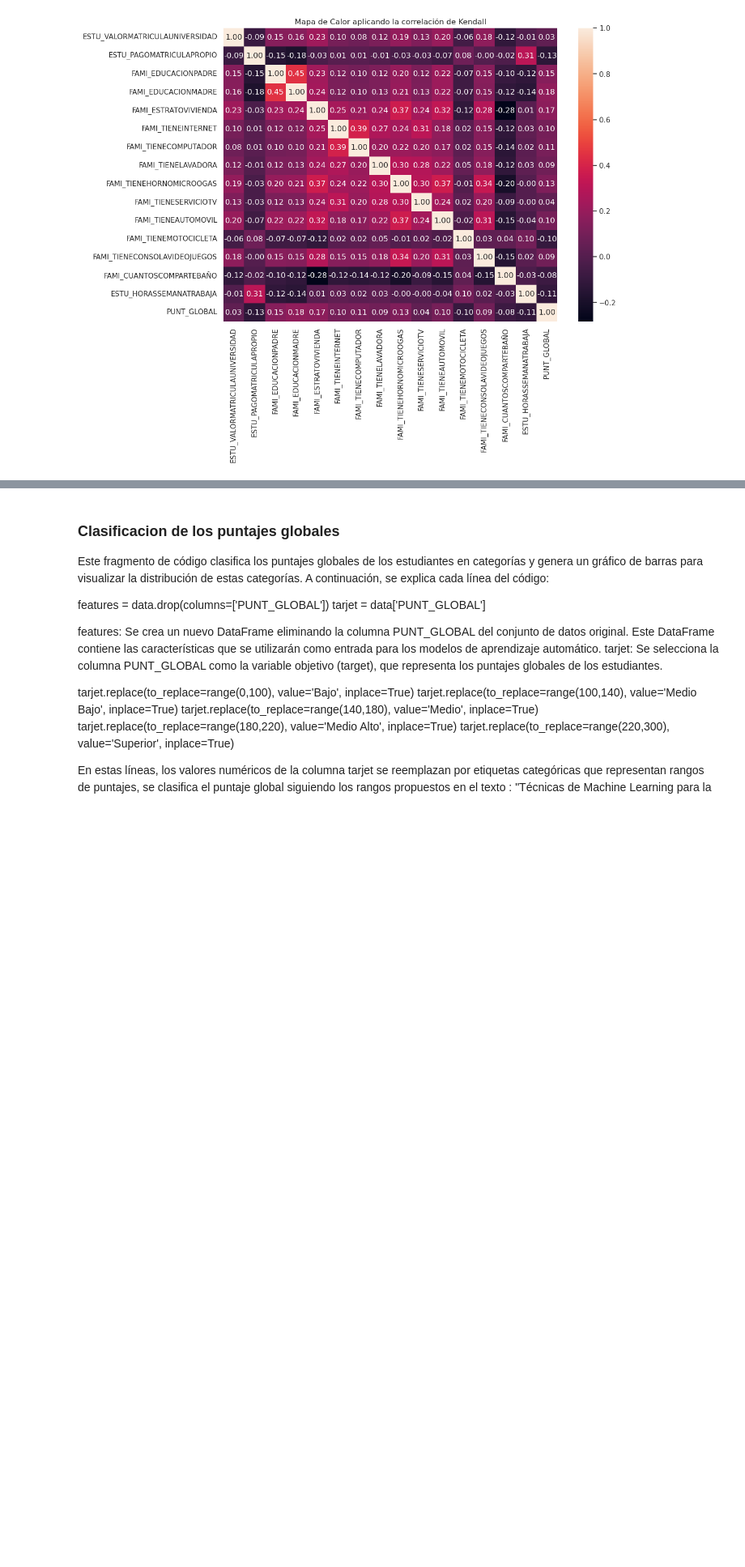
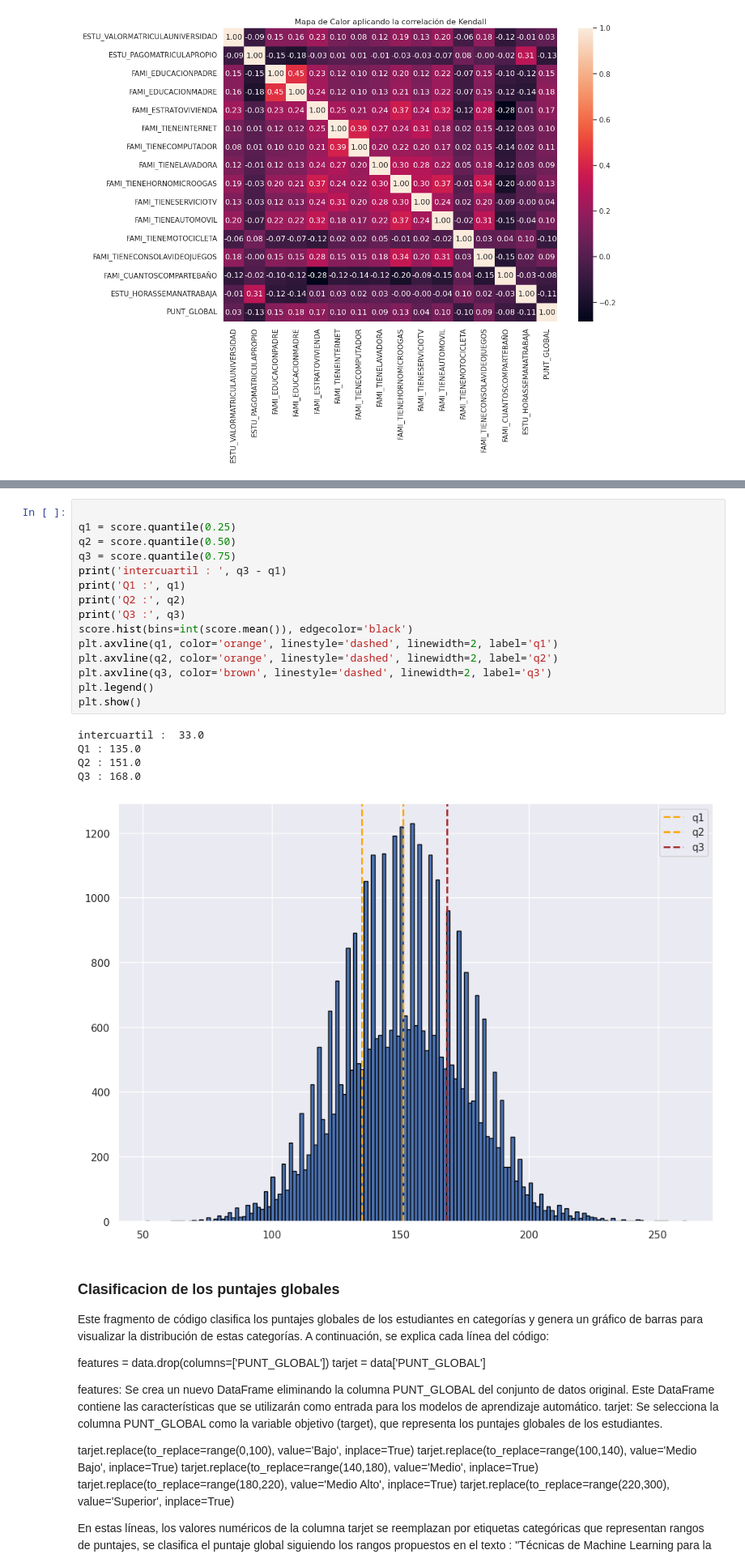
Before and after one commit to jnicolasdz/Socioeconomis-impact-over-score, a Jupyter notebook: k-negh-notebook.ipynb, the cells around one changed output, grey strips where cells are left out. Shown at 81% size. Drawn from its saved outputs; the diff is of its cells as text; blank space fills up the shorter version.

```diff
--- a/k-negh-notebook.ipynb
+++ b/k-negh-notebook.ipynb
@@ -62,3 +128,24 @@ plt.show()
+# %%
+
+q1 = score.quantile(0.25)
+q2 = score.quantile(0.50)
+q3 = score.quantile(0.75)
+print('intercuartil : ', q3 - q1)
+print('Q1 :', q1)
+print('Q2 :', q2)
+print('Q3 :', q3)
+score.hist(bins=int(score.mean()), edgecolor='black')
+plt.axvline(q1, color='orange', linestyle='dashed', linewidth=2, label='q1')
+plt.axvline(q2, color='orange', linestyle='dashed', linewidth=2, label='q2')
+plt.axvline(q3, color='brown', linestyle='dashed', linewidth=2, label='q3')
+plt.legend()
+plt.show()
+# %% [output]
+intercuartil :  33.0
+Q1 : 135.0
+Q2 : 151.0
+Q3 : 168.0
+[figure, added]
 # %% [markdown]
 ### Clasificacion de los puntajes globales
 
```
Also changed, not shown: parts of 13 cells of this notebook.
